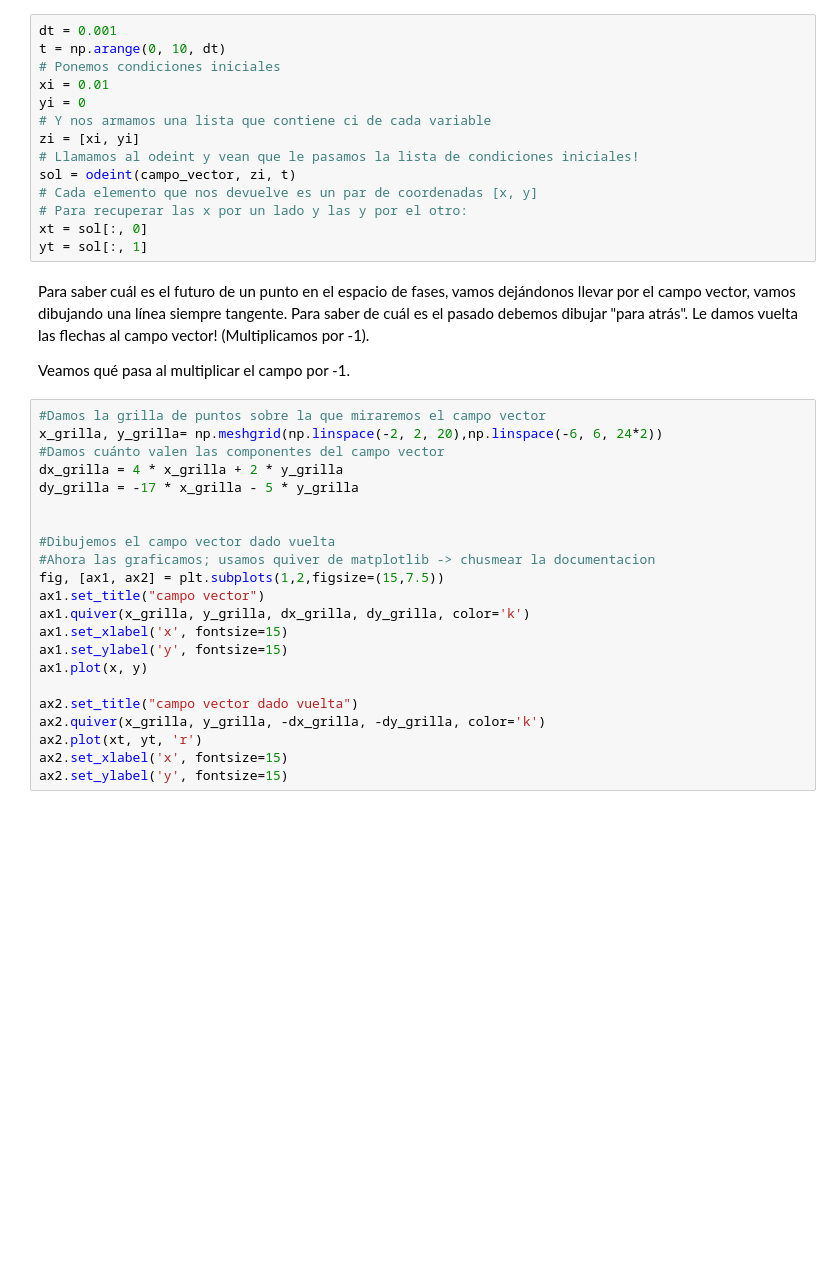
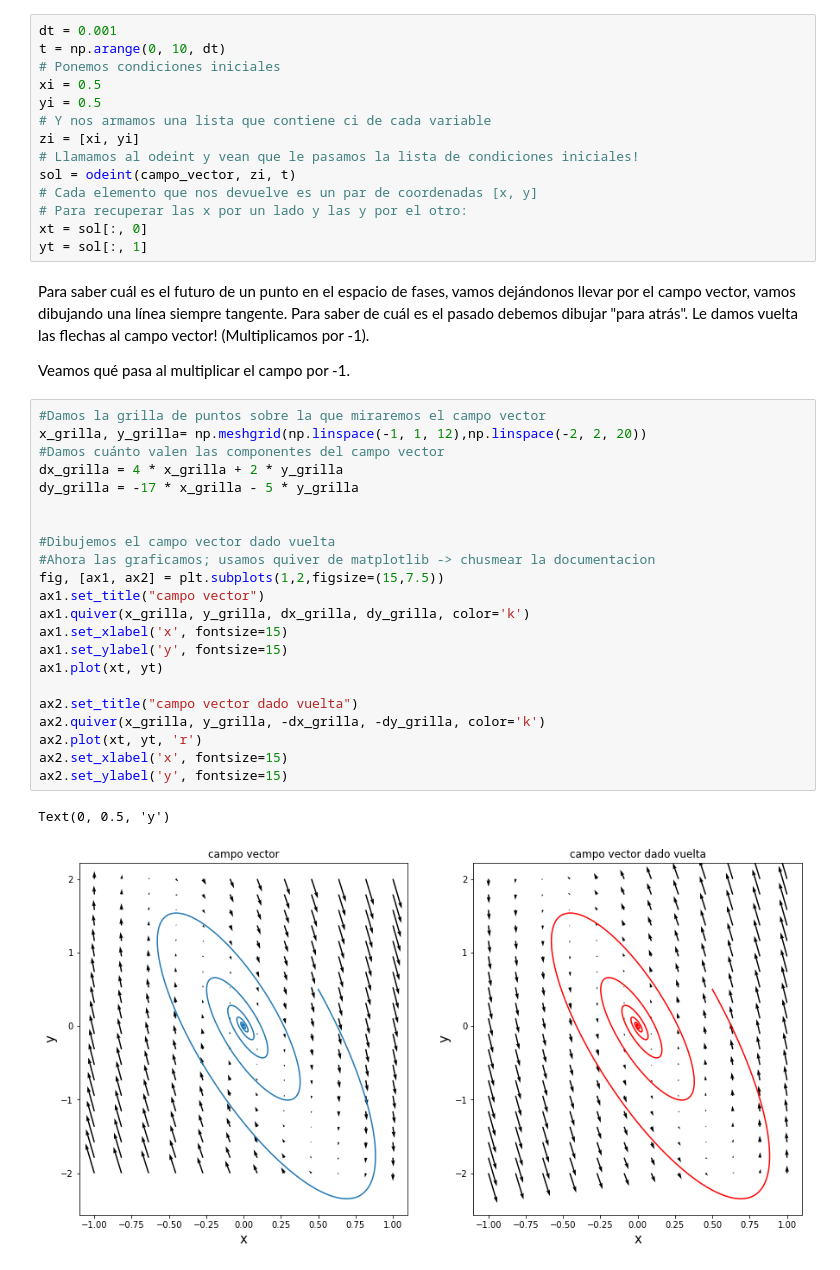
Before and after one commit to jfdoppler/DNL-1c2020, a Jupyter notebook: DNL_1C2020_integracion_2.ipynb, the cells around one changed output. Drawn from its saved outputs; the diff is of its cells as text; blank space fills up the shorter version.

```diff
--- a/DNL_1C2020_integracion_2.ipynb
+++ b/DNL_1C2020_integracion_2.ipynb
@@ -377,8 +377,8 @@ def campo_vector(z, t):
 dt = 0.001
 t = np.arange(0, 10, dt)
 # Ponemos condiciones iniciales
-xi = 0.01
-yi = 0
+xi = 0.5
+yi = 0.5
 # Y nos armamos una lista que contiene ci de cada variable
 zi = [xi, yi]
 # Llamamos al odeint y vean que le pasamos la lista de condiciones iniciales!
@@ -393,23 +393,26 @@ Para saber cuál es el futuro de un punto en el espacio de fases, vamos dejándo
 Veamos qué pasa al multiplicar el campo por -1.
 # %%
 #Damos la grilla de puntos sobre la que miraremos el campo vector
-x_grilla, y_grilla= np.meshgrid(np.linspace(-2, 2, 20),np.linspace(-6, 6, 24*2))
+x_grilla, y_grilla= np.meshgrid(np.linspace(-1, 1, 12),np.linspace(-2, 2, 20))
 #Damos cuánto valen las componentes del campo vector
 dx_grilla = 4 * x_grilla + 2 * y_grilla
 dy_grilla = -17 * x_grilla - 5 * y_grilla
 
 
 #Dibujemos el campo vector dado vuelta
 #Ahora las graficamos; usamos quiver de matplotlib -> chusmear la documentacion
 fig, [ax1, ax2] = plt.subplots(1,2,figsize=(15,7.5))
 ax1.set_title("campo vector")
 ax1.quiver(x_grilla, y_grilla, dx_grilla, dy_grilla, color='k')
 ax1.set_xlabel('x', fontsize=15)
 ax1.set_ylabel('y', fontsize=15)
-ax1.plot(x, y)
+ax1.plot(xt, yt)
 
 ax2.set_title("campo vector dado vuelta")
 ax2.quiver(x_grilla, y_grilla, -dx_grilla, -dy_grilla, color='k')
 ax2.plot(xt, yt, 'r')
 ax2.set_xlabel('x', fontsize=15)
 ax2.set_ylabel('y', fontsize=15)
+# %% [output]
+Text(0, 0.5, 'y')
+[figure, added]
```
Also changed, not shown: parts of 4 cells of this notebook.
